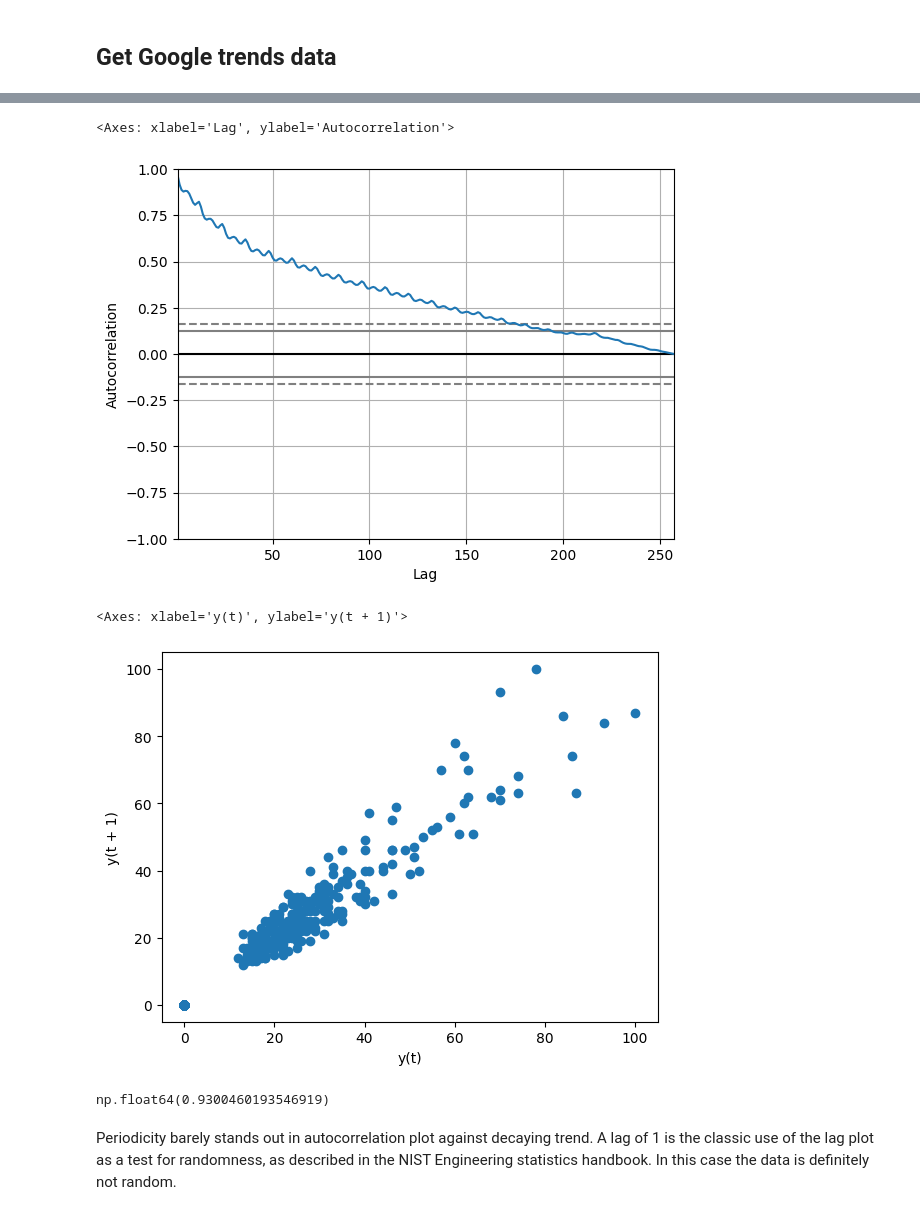
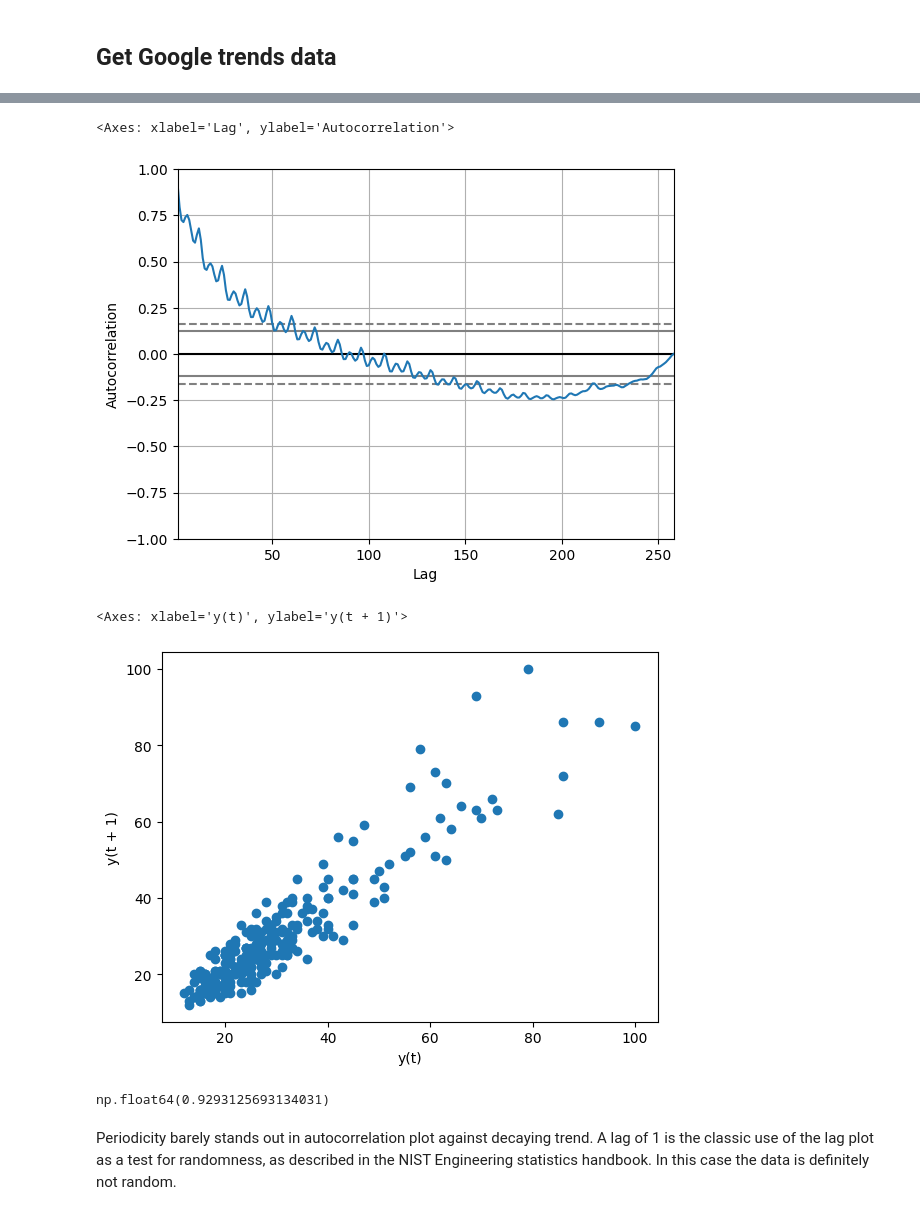
Before and after one commit to stelios-c/sig_proc, a Jupyter notebook: timeseries.ipynb, the cells around one changed output, grey strips where cells are left out. Saved outputs shown, nothing was run; the diff lists cells and outputs as text; code cells hidden in the pictures.

```diff
--- a/timeseries.ipynb
+++ b/timeseries.ipynb
@@ -18,0 +17,2 @@ Note the [maintainer stepped down](https://github.com/GeneralMills/pytrends/issu
+# %%
+trends_df=pd.read_csv('multiTimeline.csv',skiprows=2,parse_dates=[0]).set_index('Month')#pytrends.interest_over_time()
@@ -24,27 +29,23 @@ trends_df[~trends_df.isPartial].plot(figsize=[7,2.5])
 # %%
-pd.plotting.autocorrelation_plot(trends_df[~trends_df.isPartial].dropna())
+pd.plotting.autocorrelation_plot(trends_df)
 # %% [output]
 <Axes: xlabel='Lag', ylabel='Autocorrelation'>
-[figure, old version]
+[figure, new version]
 # %%
-pd.plotting.lag_plot(trends_df[~trends_df.isPartial].dropna(),lag=1)
+pd.plotting.lag_plot(trends_df,lag=1)
 # %% [output]
 <Axes: xlabel='y(t)', ylabel='y(t + 1)'>
-[figure, old version]
+[figure, new version]
 # %%
-(trends_df[~trends_df.isPartial].dropna()
- [['Fourier Transform']]
+(trends_df
  .assign(Fourier_Transform_shifted_1m=trends_df
-         [~trends_df.isPartial]
-         .dropna()
-         [['Fourier Transform']]
          .shift(periods=1)
         )
  .corr()
- .loc['Fourier_Transform_shifted_1m','Fourier Transform']
+ .loc['Fourier_Transform_shifted_1m','Fourier Transform: (Worldwide)']
 )
 # %% [output]
-np.float64(0.9300460193546919)
+np.float64(0.9293125693134031)
 # %% [markdown]
 Periodicity barely stands out in autocorrelation plot against decaying trend. A lag of 1 is the classic use of the lag plot as a test for randomness, as described in the NIST Engineering statistics handbook. In this case the data is definitely not random.
 # %% [markdown]
```
Also changed, not shown: parts of 17 cells of this notebook.
